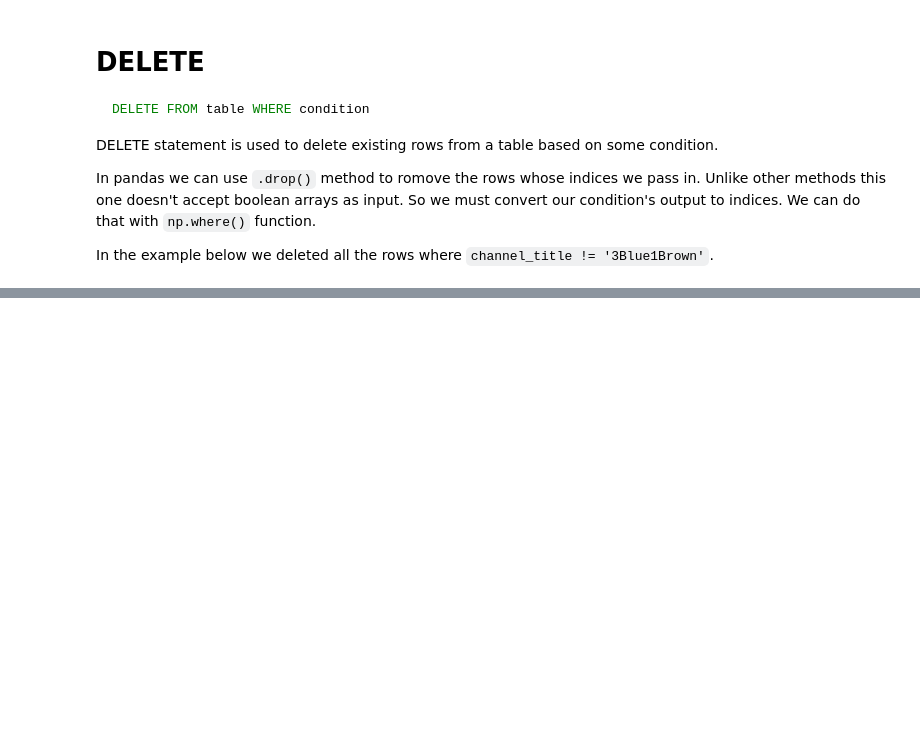
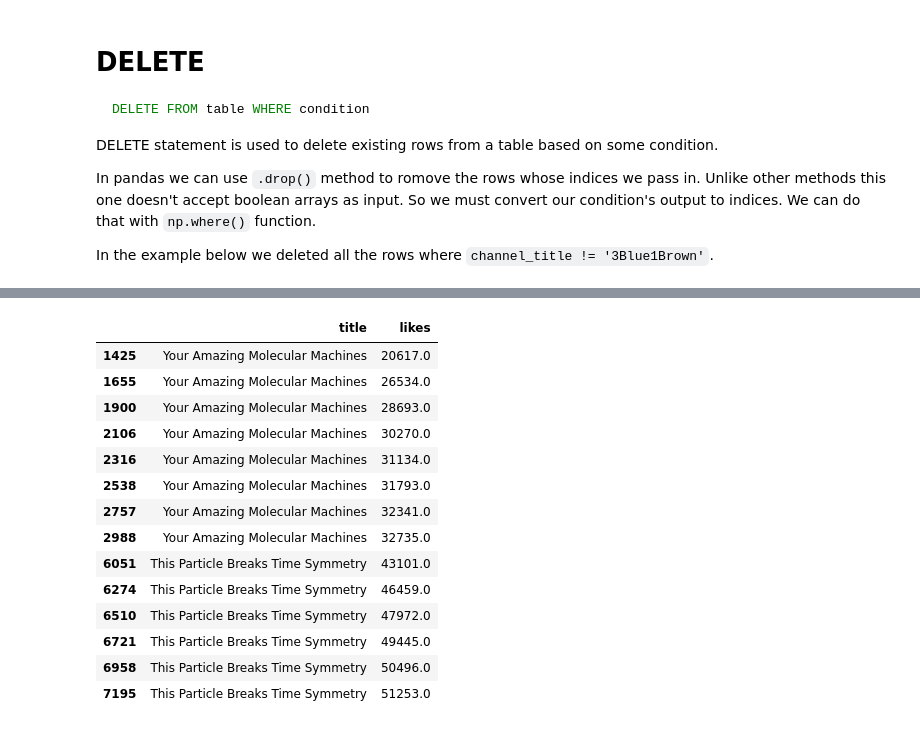
Before and after one commit to stevenkhwun/Python_Notes, a Jupyter notebook: Pandas_SQL-queries.ipynb, the cells around one changed output, grey strips where cells are left out. Cells and saved outputs as stored; diff of their text form; code cells hidden in the pictures; blank space fills up the shorter version.

```diff
--- a/Pandas_SQL-queries.ipynb
+++ b/Pandas_SQL-queries.ipynb
@@ -537,0 +550,3 @@ df.drop(np.where(df['channel_title'] != '3Blue1Brown')[0])
+# %%
+df['like_ratio'] = df['likes'] / (df['likes'] + df['dislikes'])
+df
@@ -537,0 +612,18 @@ df.drop(np.where(df['channel_title'] != '3Blue1Brown')[0])
+# %%
+df.loc[df['channel_title'] == 'Veritasium', ['title', 'likes']]
+# %% [output]
+|  | title | likes |
+| 1425 | Your Amazing Molecular Machines | 20617.0 |
+| 1655 | Your Amazing Molecular Machines | 26534.0 |
+| 1900 | Your Amazing Molecular Machines | 28693.0 |
+| 2106 | Your Amazing Molecular Machines | 30270.0 |
+| 2316 | Your Amazing Molecular Machines | 31134.0 |
+| 2538 | Your Amazing Molecular Machines | 31793.0 |
+| 2757 | Your Amazing Molecular Machines | 32341.0 |
+| 2988 | Your Amazing Molecular Machines | 32735.0 |
+| 6051 | This Particle Breaks Time Symmetry | 43101.0 |
+| 6274 | This Particle Breaks Time Symmetry | 46459.0 |
+| 6510 | This Particle Breaks Time Symmetry | 47972.0 |
+| 6721 | This Particle Breaks Time Symmetry | 49445.0 |
+| 6958 | This Particle Breaks Time Symmetry | 50496.0 |
+| 7195 | This Particle Breaks Time Symmetry | 51253.0 |
```
Also changed, not shown: parts of 10 cells of this notebook.
